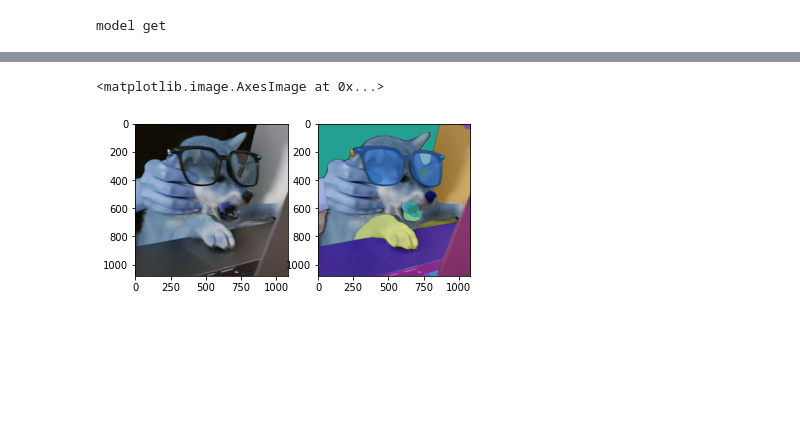
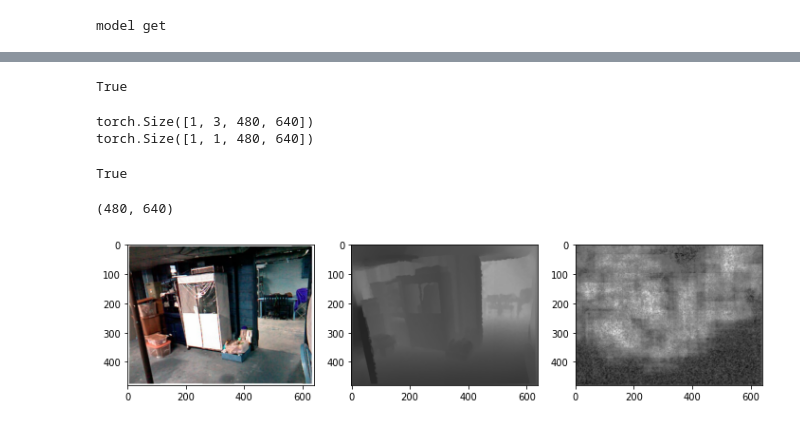
Before and after one commit to xiaoyuanzi22333/SAM-enhanced-depth-estimation, a Jupyter notebook: kyst.ipynb, the cells around one changed output, grey strips where cells are left out. Saved outputs shown, nothing was run; the diff lists cells and outputs as text; code cells hidden in the pictures; blank space fills up the shorter version.

```diff
--- a/kyst.ipynb
+++ b/kyst.ipynb
@@ -31,11 +31,55 @@ print(annotated_image.shape)
-# %%
-import matplotlib.pyplot as plt
-
-plt.subplot(1, 2, 1)
-plt.imshow(image_bgr)
-
-plt.subplot(1, 2, 2)
-plt.imshow(annotated_image)
-# %% [output]
-<matplotlib.image.AxesImage at 0x...>
-[figure, removed]
+# %%
+import matplotlib.pyplot as plt
+
+cv2.imwrite('out.jpg',annotated_image)
+# print(result.shape)
+# %% [output]
+True
+# %%
+from model.Unet import pix2pix
+path = './U_saved/final_save.pth'
+
+model = pix2pix()
+model = torch.load(path)
+# %%
+img = './dataset/1.jpg'
+img2 = cv2.imread(img)
+
+from torchvision import transforms
+transform = transforms.Compose([transforms.ToTensor()])
+
+cv2.imwrite('./kyst.jpg',img2)
+
+img = transform(img2)
+img = img.unsqueeze(0)
+model = model.cuda(2)
+img = img.cuda(2)
+
+print(img.shape)
+
+output = model(img)
+print(output.shape)
+# %% [output]
+torch.Size([1, 3, 480, 640])
+torch.Size([1, 1, 480, 640])
+# %%
+import numpy as np
+
+output = output.cpu().detach().numpy()
+output = np.squeeze(output)
+output = (output * 255).astype(np.int32)
+
+cv2.imwrite('out.jpg',output)
+# %% [output]
+True
+# %%
+print(output.shape)
+truth = cv2.imread('./dataset/1.png')
+fig,axis = plt.subplots(1,3,figsize=(12,4))
+axis[0].imshow(img2)
+axis[1].imshow(truth)
+axis[2].imshow(output, cmap ='gray')
+plt.show()
+# %% [output]
+(480, 640)
+[figure, added]
```
Also changed, not shown: parts of 1 cell of this notebook, 8 other files.
